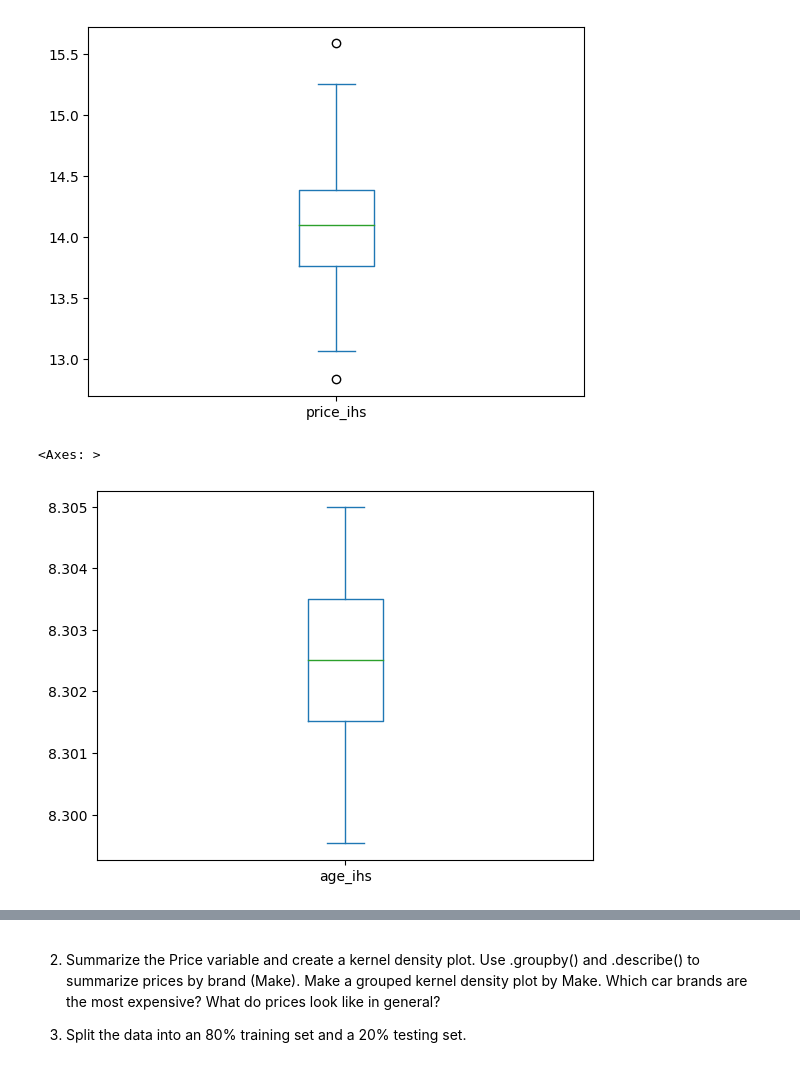
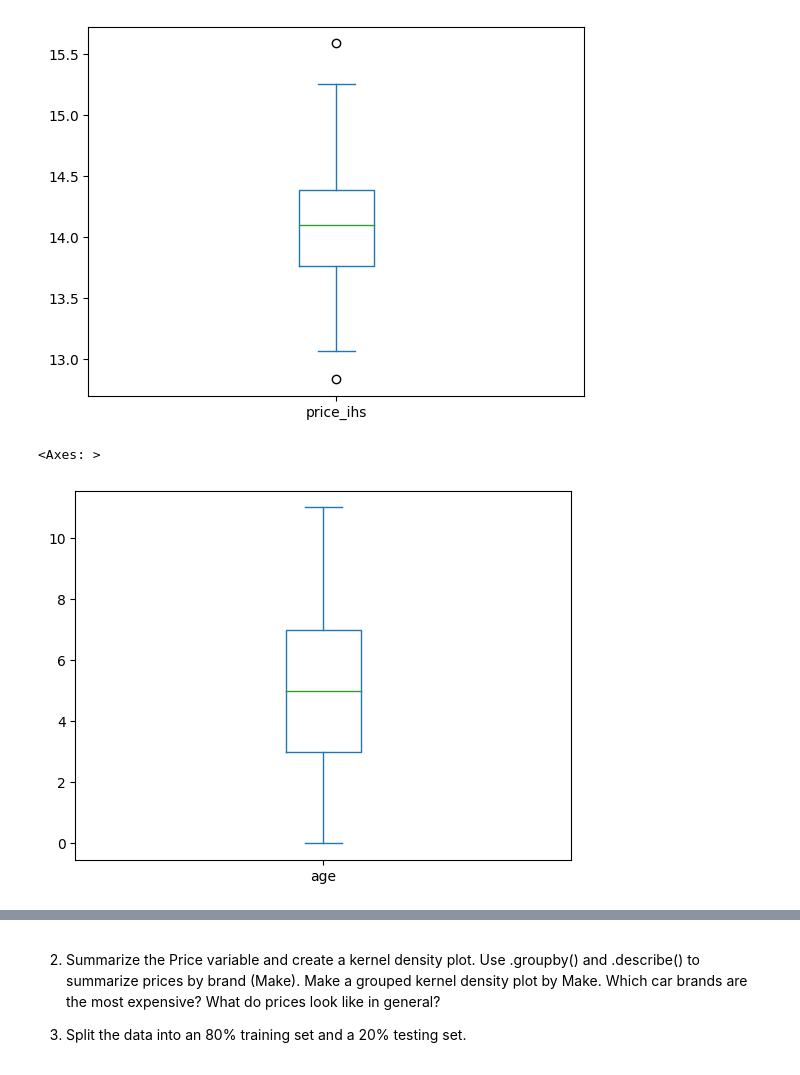
Before and after one commit to cwynne12/linearRegression, a Jupyter notebook: assignment.ipynb, the cells around one changed output, grey strips where cells are left out. Saved outputs shown, nothing was run; the diff lists cells and outputs as text; code cells hidden in the pictures.

```diff
--- a/assignment.ipynb
+++ b/assignment.ipynb
@@ -325,7 +325,7 @@ sns.boxplot(data=df) # want to look at outliers -> shows us price has a lot
 #rescaling
 df['price_ihs'] = np.arcsinh(df['Price'])
 df['mileage_ihs'] = np.arcsinh(df['Mileage_Run'])
-df['age_ihs'] = np.arcsinh(df['Make_Year'])
+df['age'] = max(df['Make_Year'])-df['Make_Year']
 df = df.drop(['Price','Mileage_Run','Make_Year','Unnamed: 0'],axis=1)
 sns.boxplot(data=df)
 # %% [output]
@@ -337,10 +337,10 @@ df['price_ihs'].plot.box()
 <Axes: >
 [figure]
 # %%
-df['age_ihs'].plot.box()
+df['age'].plot.box()
 # %% [output]
 <Axes: >
-[figure, old version]
+[figure, new version]
 # %%
 df['mileage_ihs'].plot.box()
 # %% [output]
```
Also changed, not shown: parts of 9 cells of this notebook.
